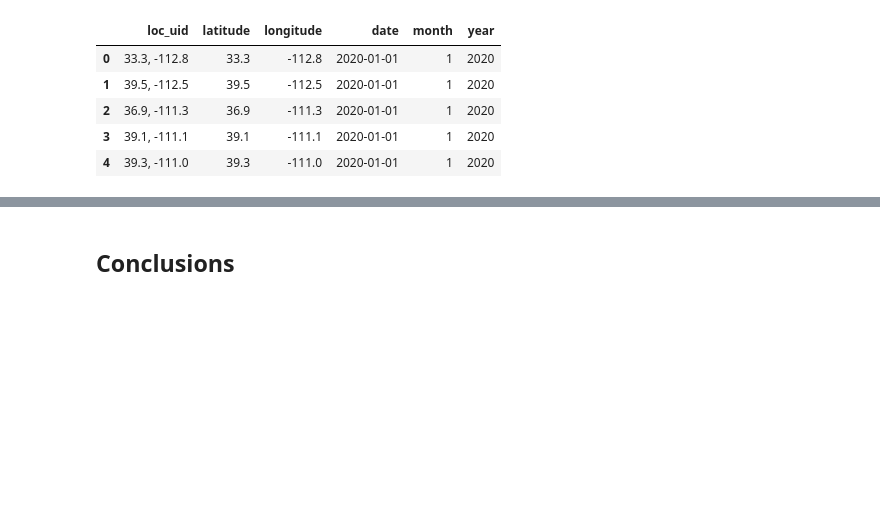
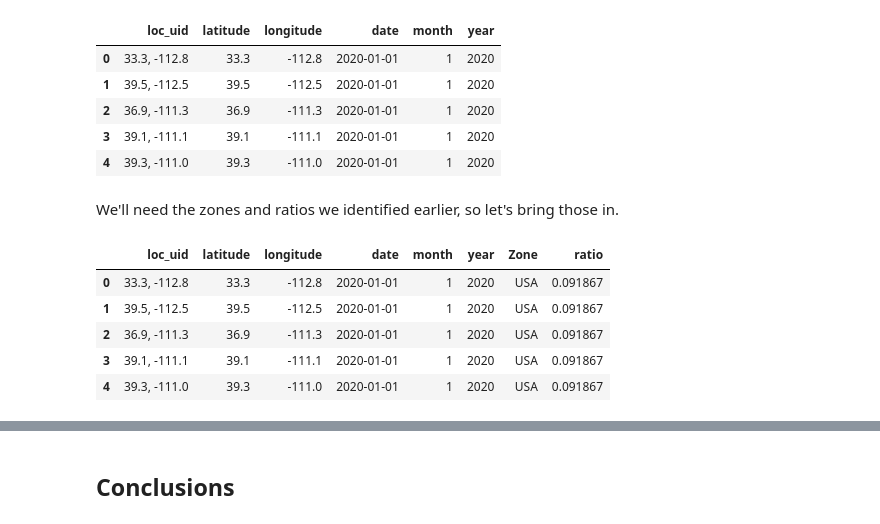
Before and after one commit to alexlach/spe-carbon-challenge, a Jupyter notebook: analysis.ipynb, the cells around one changed output, grey strips where cells are left out. Drawn from its saved outputs; the diff is of its cells as text; code cells hidden in the pictures; blank space fills up the shorter version.

```diff
--- a/analysis.ipynb
+++ b/analysis.ipynb
@@ -122,4 +122,17 @@ test_df.head()
 | 2 | 36.9, -111.3 | 36.9 | -111.3 | 2020-01-01 | 1 | 2020 |
 | 3 | 39.1, -111.1 | 39.1 | -111.1 | 2020-01-01 | 1 | 2020 |
 | 4 | 39.3, -111.0 | 39.3 | -111.0 | 2020-01-01 | 1 | 2020 |
+# %% [markdown]
+We'll need the zones and ratios we identified earlier, so let's bring those in.
+# %%
+test_df = test_df.merge(zone_ids, left_on=['loc_uid'], right_on=['loc_uid'], how="left")
+test_df = test_df.merge(ratios, left_on=['Zone', 'month'], right_on=['Zone', 'month'], how="left")
+test_df.head()
+# %% [output]
+|  | loc_uid | latitude | longitude | date | month | year | Zone | ratio |
+| 0 | 33.3, -112.8 | 33.3 | -112.8 | 2020-01-01 | 1 | 2020 | USA | 0.091867 |
+| 1 | 39.5, -112.5 | 39.5 | -112.5 | 2020-01-01 | 1 | 2020 | USA | 0.091867 |
+| 2 | 36.9, -111.3 | 36.9 | -111.3 | 2020-01-01 | 1 | 2020 | USA | 0.091867 |
+| 3 | 39.1, -111.1 | 39.1 | -111.1 | 2020-01-01 | 1 | 2020 | USA | 0.091867 |
+| 4 | 39.3, -111.0 | 39.3 | -111.0 | 2020-01-01 | 1 | 2020 | USA | 0.091867 |
 # %% [markdown]
```
Also changed, not shown: parts of 10 cells of this notebook.
